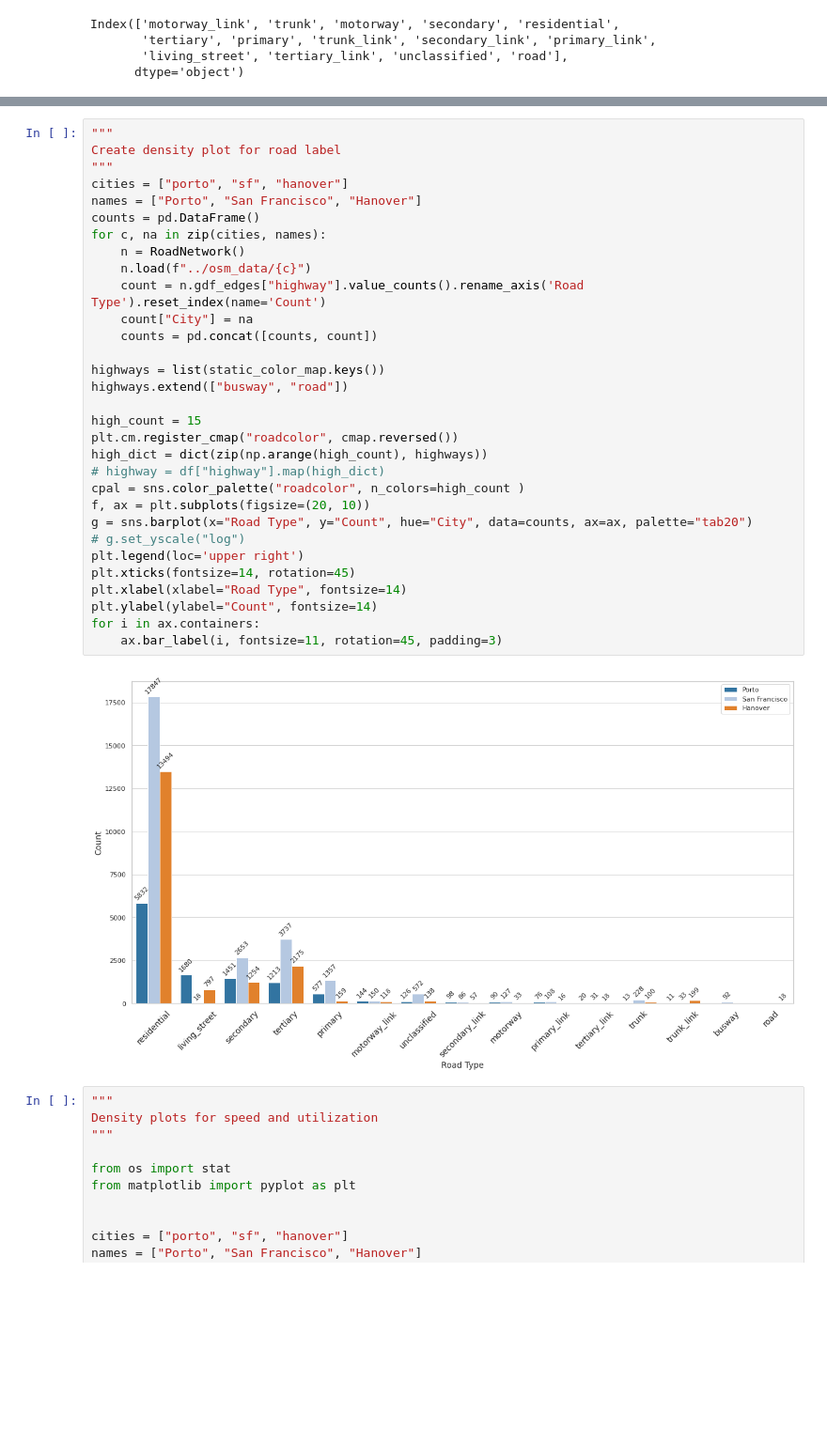
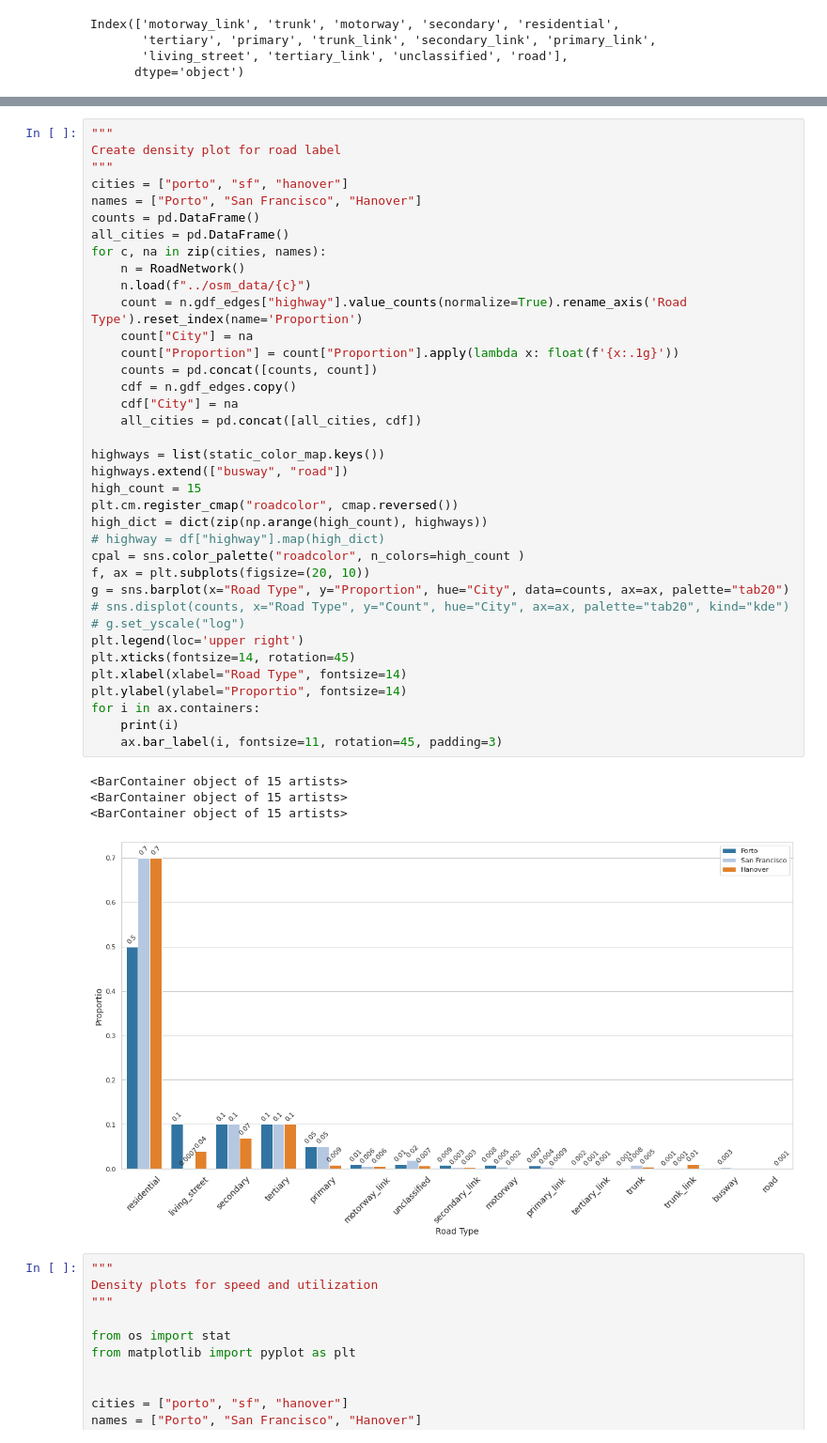
Before and after one commit to SwiftPredator/Trajectory-based-Road-Network-Representation-Learning, a Jupyter notebook: evaluation/explanatory_data_analysis.ipynb, the cells around one changed output, grey strips where cells are left out. Shown: that part at 94% size. Cells and saved outputs as stored; diff of their text form; blank space fills up the shorter version.

```diff
--- a/evaluation/explanatory_data_analysis.ipynb
+++ b/evaluation/explanatory_data_analysis.ipynb
@@ -217,36 +214,45 @@ bar.ax.yaxis.set_label_position('left')
 # %%
 """
 Create density plot for road label
 """
 cities = ["porto", "sf", "hanover"]
 names = ["Porto", "San Francisco", "Hanover"]
 counts = pd.DataFrame()
+all_cities = pd.DataFrame()
 for c, na in zip(cities, names):
     n = RoadNetwork()
     n.load(f"../osm_data/{c}")
-    count = n.gdf_edges["highway"].value_counts().rename_axis('Road Type').reset_index(name='Count')
+    count = n.gdf_edges["highway"].value_counts(normalize=True).rename_axis('Road Type').reset_index(name='Proportion')
     count["City"] = na
+    count["Proportion"] = count["Proportion"].apply(lambda x: float(f'{x:.1g}'))
     counts = pd.concat([counts, count])
+    cdf = n.gdf_edges.copy()
+    cdf["City"] = na
+    all_cities = pd.concat([all_cities, cdf])
 
 highways = list(static_color_map.keys())
 highways.extend(["busway", "road"])
-
 high_count = 15
 plt.cm.register_cmap("roadcolor", cmap.reversed())
 high_dict = dict(zip(np.arange(high_count), highways))
 # highway = df["highway"].map(high_dict)
 cpal = sns.color_palette("roadcolor", n_colors=high_count )
 f, ax = plt.subplots(figsize=(20, 10))
-g = sns.barplot(x="Road Type", y="Count", hue="City", data=counts, ax=ax, palette="tab20")
+g = sns.barplot(x="Road Type", y="Proportion", hue="City", data=counts, ax=ax, palette="tab20")
+# sns.displot(counts, x="Road Type", y="Count", hue="City", ax=ax, palette="tab20", kind="kde")
 # g.set_yscale("log")
 plt.legend(loc='upper right')
 plt.xticks(fontsize=14, rotation=45)
 plt.xlabel(xlabel="Road Type", fontsize=14)
-plt.ylabel(ylabel="Count", fontsize=14)
+plt.ylabel(ylabel="Proportio", fontsize=14)
 for i in ax.containers:
+    print(i)
     ax.bar_label(i, fontsize=11, rotation=45, padding=3)
 # %% [output]
+<BarContainer object of 15 artists>
+<BarContainer object of 15 artists>
+<BarContainer object of 15 artists>
-[figure, old version]
+[figure, new version]
 # %%
 """
 Density plots for speed and utilization
```
Also changed, not shown: parts of 2 cells of this notebook, 16 other files.
